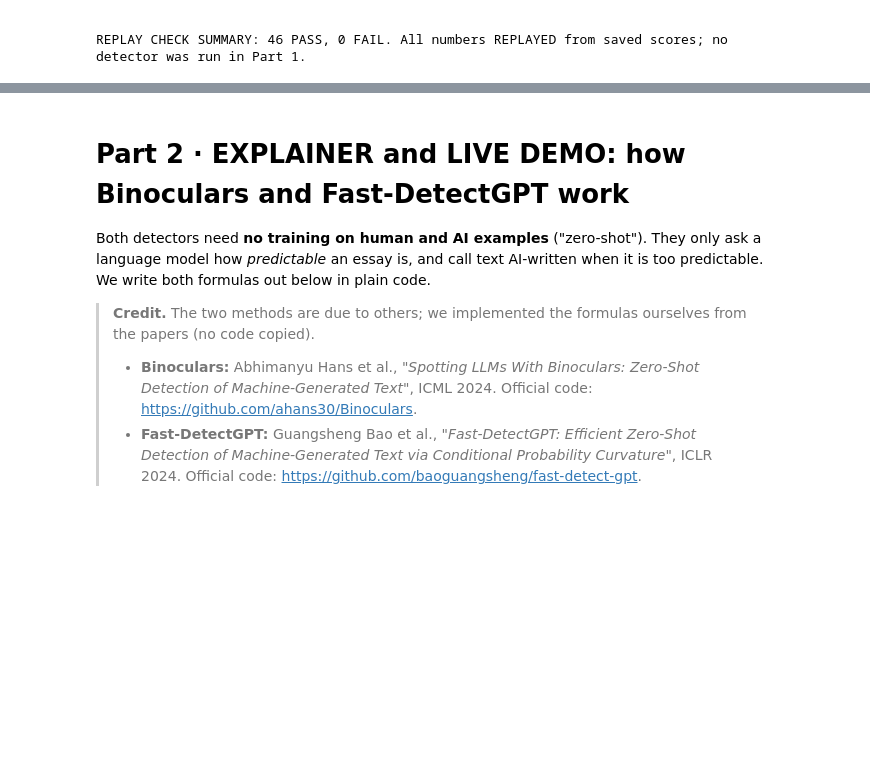
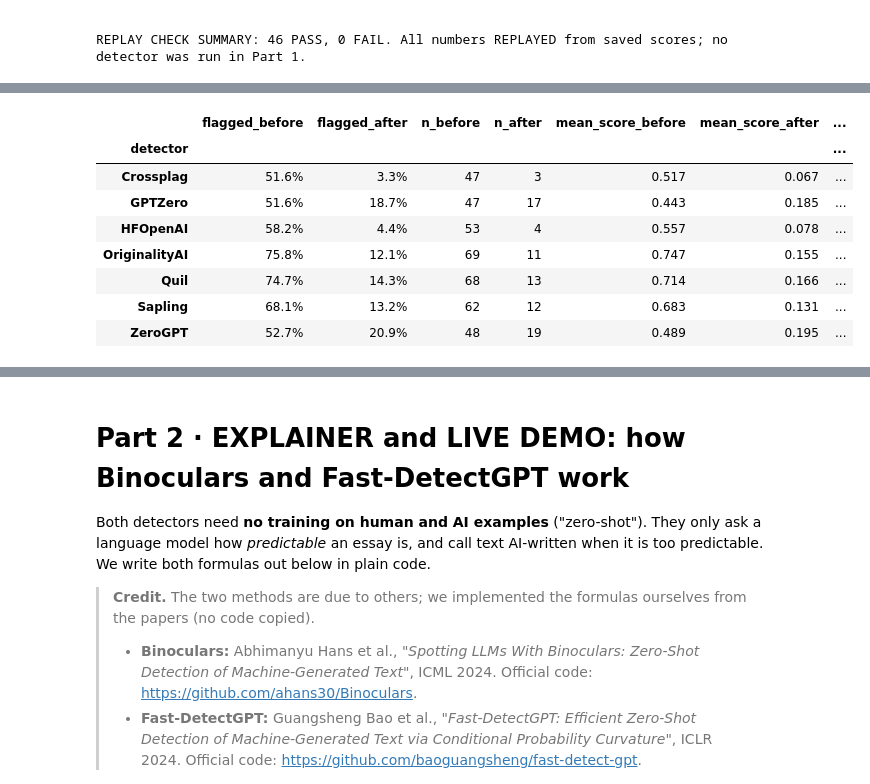
Before and after one commit to SheridanLu/detecting-the-detector, a Jupyter notebook: notebooks/01_audit_commercial_and_opensource.ipynb, the cells around one changed output, grey strips where cells are left out. Cells and saved outputs as stored; diff of their text form; code cells hidden in the pictures; blank space fills up the shorter version.

```diff
--- a/notebooks/01_audit_commercial_and_opensource.ipynb
+++ b/notebooks/01_audit_commercial_and_opensource.ipynb
@@ -528,0 +549,78 @@ REPLAY CHECK SUMMARY: 46 PASS, 0 FAIL. All numbers REPLAYED from saved scores; n
+# %%
+import textwrap
+print("=" * 100)
+print("PART 1.7 - REPLAYED from saved scores. No detector or language model is run in this section.")
+print("=" * 100)
+POL_B, POL_A = "TOEFL_real_91", "TOEFL_gpt4polished_91"          # before / after polishing
+DETS7 = M.COMMERCIAL                                              # the 7 commercial detectors
+
+def _wide(corpus):
+    g = com[com.corpus == corpus].copy()
+    g["i"] = g.essay_id.str.split("#").str[1].astype(int)         # essay index inside the corpus
+    return g.pivot(index="i", columns="detector", values="score").sort_index()[DETS7]
+SB, SA = _wide(POL_B), _wide(POL_A)                               # 91 essays x 7 detectors, before / after
+assert SB.shape == SA.shape == (91, 7) and not SB.isna().any().any() and not SA.isna().any().any()
+
+# --- pairing check (before using the two sets as pairs) ---
+ppl_pol = {c: json.load(open("data/ppl/all_ppl.json"))[c] for c in (POL_B, POL_A)}
+assert list(SB.index) == list(SA.index) == list(range(91))                       # same indices in the score table
+assert [r["i"] for r in ppl_pol[POL_B]] == [r["i"] for r in ppl_pol[POL_A]] == list(range(91))   # same indices in data/ppl
+txt = dict(zip(exams.essay_id, exams.text))
+_words = lambda s: set(re.findall(r"[a-z']+", s.lower()))
+jac = lambda a, b: len(_words(a) & _words(b)) / len(_words(a) | _words(b))
+j_pair = np.array([jac(txt[f"{POL_B}#{i}"], txt[f"{POL_A}#{i}"]) for i in range(91)])
+j_shift = np.array([jac(txt[f"{POL_B}#{i}"], txt[f"{POL_A}#{(i + 1) % 91}"]) for i in range(91)])
+best = [int(np.argmax([jac(txt[f"{POL_B}#{i}"], txt[f"{POL_A}#{k}"]) for k in range(91)])) for i in range(91)]
+n_best = int(sum(b == i for i, b in enumerate(best)))
+print(f"Pairing: both sets have 91 essays with indices 0..90 in the score table and in data/ppl.")
+print(f"Word overlap (Jaccard of the word sets) of essay i with its polished version: median {np.median(j_pair):.2f} (min {j_pair.min():.2f}); "
+      f"with the polished version of essay i+1 instead: median {np.median(j_shift):.2f} (max {j_shift.max():.2f}).")
+print(f"For {n_best} of 91 essays the polished text with the largest word overlap is the one with the same index "
+      f"(GPT-4 rewrote the wording, so the overlap is modest and word overlap alone cannot identify every pair; the pairing used is the file order, which both archives share).")
+assert np.median(j_pair) > 2 * np.median(j_shift), "pairing by index does not look right"
+
+# --- (1) share flagged per detector, before and after ---
+FB, FA = (SB >= 0.5), (SA >= 0.5)                                 # flagged = score >= 0.5, as everywhere in this notebook
+pol = pd.DataFrame({"flagged_before": FB.mean(), "flagged_after": FA.mean(),
+                    "n_before": FB.sum(), "n_after": FA.sum(),
+                    "mean_score_before": SB.mean(), "mean_score_after": SA.mean()})
+pol["mean_score_change"] = pol.mean_score_after - pol.mean_score_before
+pol["essays_where_score_dropped"] = (SA.values < SB.values).sum(axis=0)
+show = pol.copy()
+for c in ("flagged_before", "flagged_after"): show[c] = (show[c] * 100).round(1).astype(str) + "%"
+print("\nNEW (not archived, no PASS/FAIL): share of the 91 TOEFL essays flagged as AI (score >= 0.5), per detector")
+display(show.round(3))
+print(f"Average over the 7 detectors: {pol.flagged_before.mean():.1%} flagged before, {pol.flagged_after.mean():.1%} after "
+      f"(mean score change over all detector-essay pairs {pol.mean_score_change.mean():+.3f}).")
+
+# --- (2) per-essay number of detectors that flag it ---
+KB, KA = FB.sum(axis=1), FA.sum(axis=1)                           # 0..7 per essay
+hist = pd.DataFrame({"essays_before": KB.value_counts().reindex(range(8), fill_value=0),
+                     "essays_after": KA.value_counts().reindex(range(8), fill_value=0)}); hist.index.name = "flagged_by_n_of_7"
+print("\nNEW (not archived, no PASS/FAIL): how many of the 7 detectors flag each essay")
+display(hist.T)
+ALL7_B, ALL7_A = int((KB == 7).sum()), int((KA == 7).sum())
+DROP_7_0 = [int(i) for i in KB.index[(KB == 7) & (KA == 0)]]
+print(f"Flagged by all 7 detectors: {ALL7_B} of 91 essays before polishing, {ALL7_A} of 91 after. "
+      f"Flagged by none: {int((KB == 0).sum())} before, {int((KA == 0).sum())} after. "
+      f"Median number of detectors flagging an essay: {KB.median():.0f} before, {KA.median():.0f} after.")
+print(f"Essays that went from 7 of 7 to 0 of 7: {len(DROP_7_0)} (indices {DROP_7_0}).")
+G7 = KA[KB == 7].value_counts().sort_index()
+print("Of the %d essays flagged by 7 of 7 before polishing, the number of detectors flagging them after polishing: %s (n_flags: n_essays)" % (ALL7_B, {int(k): int(v) for k, v in G7.items()}))
+print(f"Essay(s) still flagged by all 7 after polishing: indices {[int(i) for i in KA.index[KA == 7]]}.")
+
+# --- (4) perplexities before / after ---
+rows = []
+for name, key, what in (("falcon-7b perplexity", "falcon_ppl", "computed on the A40 server (a40/all_ppl.py)"),
+                        ("GPTZero perplexity", "gptzero_ppl", "GPTZero's own number, from Liang et al.")):
+    b = np.array([r[key] for r in ppl_pol[POL_B]], float); a = np.array([r[key] for r in ppl_pol[POL_A]], float)
+    rows.append({"measure": name, "median_before": np.median(b), "median_after": np.median(a),
+                 "essays_where_it_rose": int((a > b).sum()), "source": what})
+wb = np.array([r["words"] for r in ppl_pol[POL_B]]); wa = np.array([r["words"] for r in ppl_pol[POL_A]])
+rows.append({"measure": "length in words", "median_before": np.median(wb), "median_after": np.median(wa),
+             "essays_where_it_rose": int((wa > wb).sum()), "source": "whitespace word count of the raw text (data/ppl)"})
+PPLT = pd.DataFrame(rows).set_index("measure")
+print("\nNEW (not archived, no PASS/FAIL): perplexity (low = predictable text) and length, before vs after")
+display(PPLT.round(2))
+print("Polishing raises the perplexity (the text becomes less predictable) and also shortens the essays; see the limits below.")
+# %% [output]
@@ -528,0 +635,9 @@ REPLAY CHECK SUMMARY: 46 PASS, 0 FAIL. All numbers REPLAYED from saved scores; n
+|  | flagged_before | flagged_after | n_before | n_after | mean_score_before | mean_score_after | ... |
+| detector |  |  |  |  |  |  | ... |
+| Crossplag | 51.6% | 3.3% | 47 | 3 | 0.517 | 0.067 | ... |
+| GPTZero | 51.6% | 18.7% | 47 | 17 | 0.443 | 0.185 | ... |
+| HFOpenAI | 58.2% | 4.4% | 53 | 4 | 0.557 | 0.078 | ... |
+| OriginalityAI | 75.8% | 12.1% | 69 | 11 | 0.747 | 0.155 | ... |
+| Quil | 74.7% | 14.3% | 68 | 13 | 0.714 | 0.166 | ... |
+| Sapling | 68.1% | 13.2% | 62 | 12 | 0.683 | 0.131 | ... |
+| ZeroGPT | 52.7% | 20.9% | 48 | 19 | 0.489 | 0.195 | ... |
```
Also changed, not shown: parts of 9 cells of this notebook, 7 other files.
